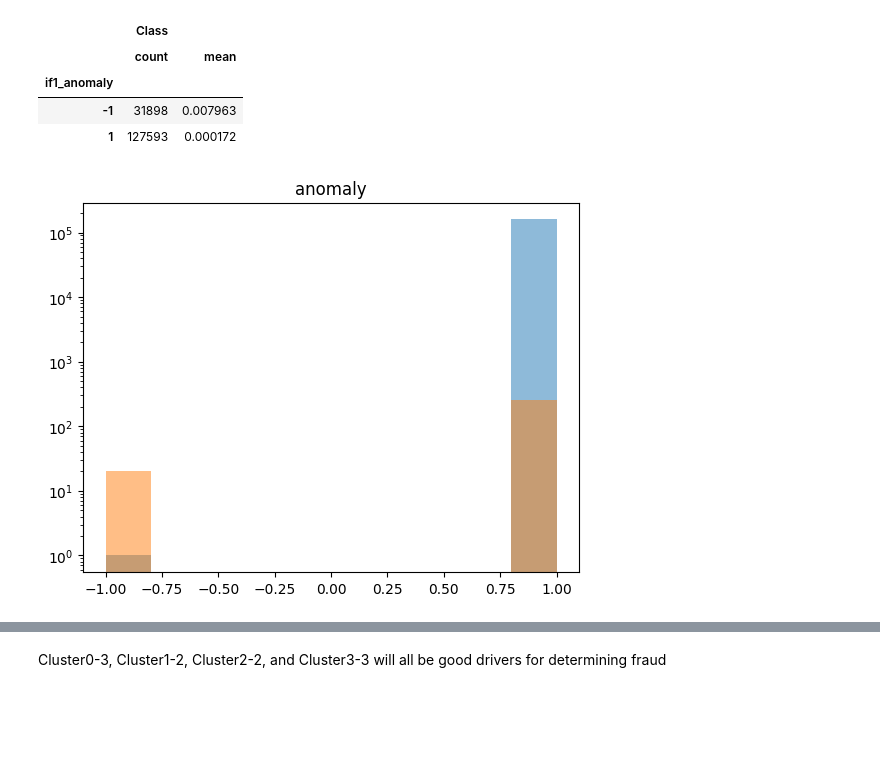
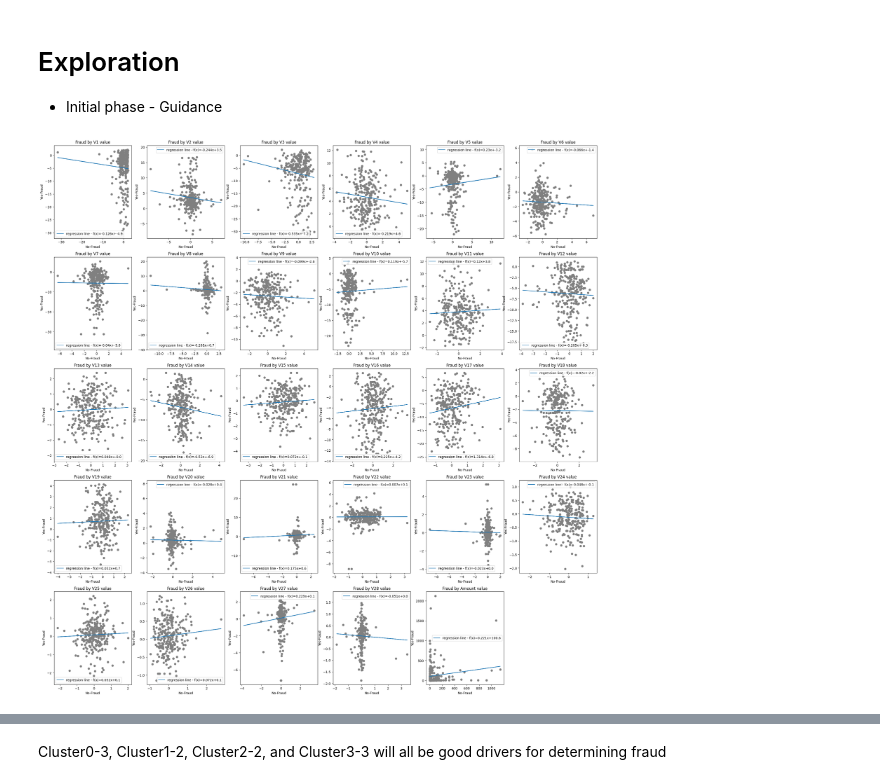
Before and after one commit to geary-shenck/independant_project, a Jupyter notebook: credit_card.ipynb, the cells around one changed output, grey strips where cells are left out. Drawn from its saved outputs; the diff is of its cells as text; code cells hidden in the pictures; blank space fills up the shorter version.

```diff
--- a/credit_card.ipynb
+++ b/credit_card.ipynb
@@ -161,22 +275,7 @@ train_scaled
-# %%
-model = IsolationForest(contamination=.2,random_state=123)
-v_list = ['V3', 'V4', 'V9', 'V10', 'V11', 'V12', 'V14', 'V16', 'V17']
-model.fit(train_scaled[v_list])
-train["if1_scores"] = model.decision_function(train_scaled[v_list])
-train["if1_anomaly"] =model.predict((train_scaled[v_list]))
-
-train[["if1_anomaly","Class"]].groupby(["if1_anomaly"]).agg(["count","mean"])
-# %% [output]
-|  | Class |  |
-|  | count | mean |
-| if1_anomaly |  |  |
-| -1 | 31898 | 0.007963 |
-| 1 | 127593 | 0.000172 |
-# %%
-plt.title("anomaly") # Title with column name.
-train[train["Class"]==0]["if1_anomaly"].hist(bins=10,alpha=.5) # Display histogram for column.
-train[train["Class"]==1]["if1_anomaly"].hist(bins=10,alpha=.5) # Display histogram for column.
-plt.yscale("log")
-plt.grid(False) # Hide gridlines
-# %% [output]
-[figure, removed]
+# %% [markdown]
+# Exploration
+- Initial phase - Guidance
+# %%
+correlation_guidance(train,target)
+# %% [output]
+[figure, added]
```
Also changed, not shown: parts of 13 cells of this notebook.
